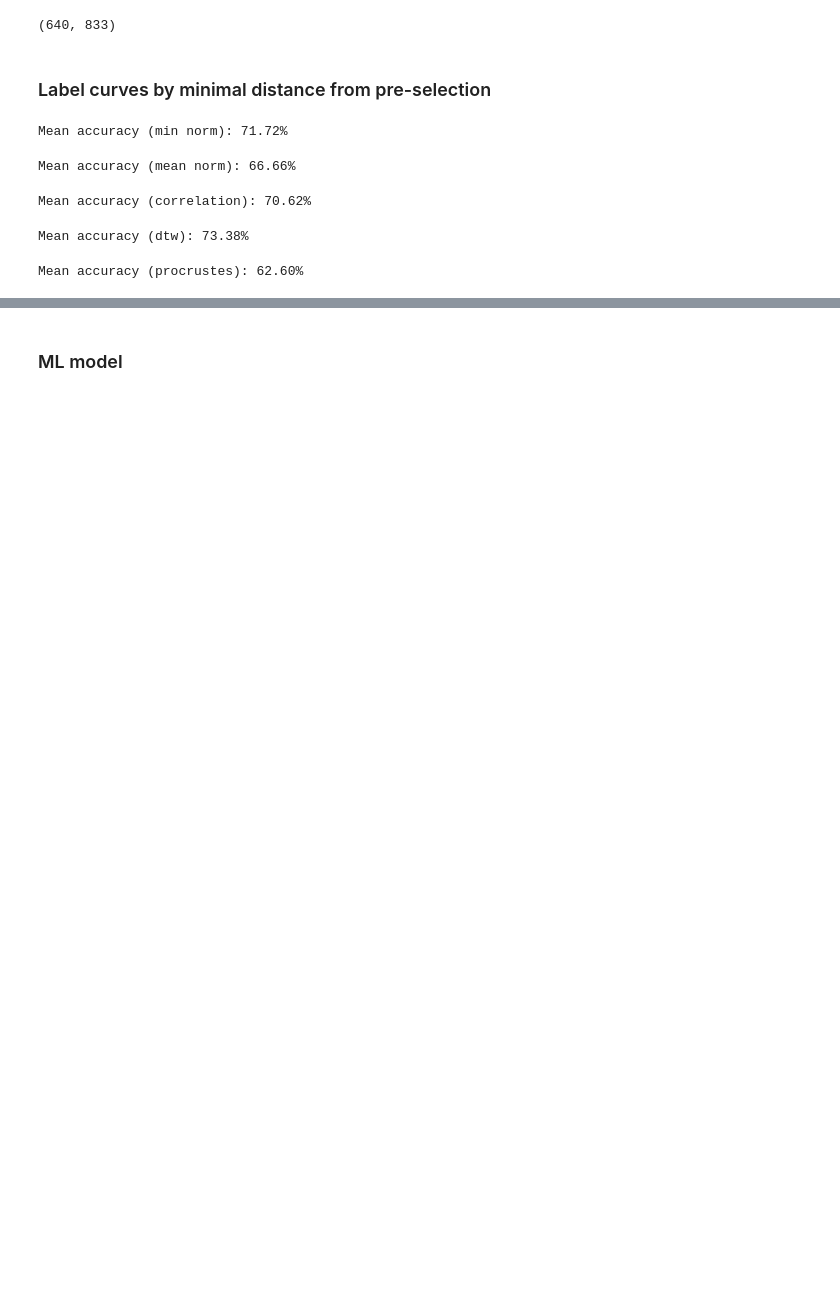
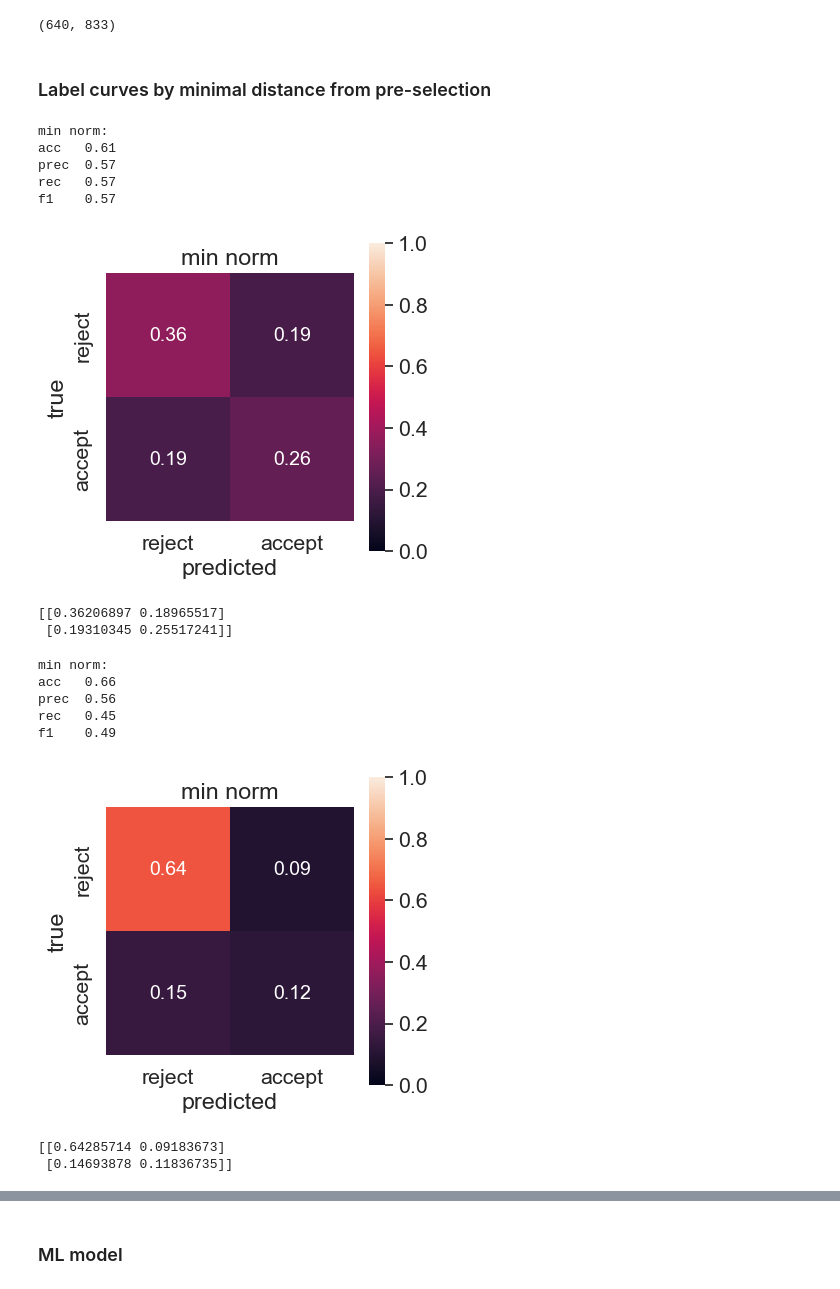
Before and after one commit to Tandemonium/AM-AFM, a Jupyter notebook: dev.ipynb, the cells around one changed output, grey strips where cells are left out. Drawn from its saved outputs; the diff is of its cells as text; code cells hidden in the pictures; blank space fills up the shorter version.

```diff
--- a/dev.ipynb
+++ b/dev.ipynb
@@ -159,24 +160,25 @@ ndf
 # %% [markdown]
 ### Label curves by minimal distance from pre-selection
 # %%
-dist_classification = evaluation.ClassificationByDistance(DATA_DIR, ['0041_002', '0044_005'], test_size=0.25)
+dist_classification1 = evaluation.ClassificationByDistance(DATA_DIR, ['0041_002'], test_size=0.25)
+dist_classification2 = evaluation.ClassificationByDistance(DATA_DIR, ['0044_005'], test_size=0.25)
-# %%
-dist_classification.by_min_norm(k=40)
-# %% [output]
-Mean accuracy (min norm): 71.72%
-# %%
-dist_classification.by_mean_norm(k=40)
-# %% [output]
-Mean accuracy (mean norm): 66.66%
-# %%
-dist_classification.by_correlation(k=40)
-# %% [output]
-Mean accuracy (correlation): 70.62%
-# %%
-dist_classification.by_dtw(k=40)
-# %% [output]
-Mean accuracy (dtw): 73.38%
-# %%
-dist_classification.by_procrustes(k=40)
-# %% [output]
-Mean accuracy (procrustes): 62.60%
+# %%
+dist_classification1.by_min_norm(k=20)
+dist_classification2.by_min_norm(k=20)
+# %% [output]
+min norm:
+acc   0.61
+prec  0.57
+rec   0.57
+f1    0.57
+[figure, added]
+[[0.36206897 0.18965517]
+ [0.19310345 0.25517241]]
+min norm:
+acc   0.66
+prec  0.56
+rec   0.45
+f1    0.49
+[figure, added]
+[[0.64285714 0.09183673]
+ [0.14693878 0.11836735]]
```
Also changed, not shown: parts of 82 cells of this notebook, 36 other files.
